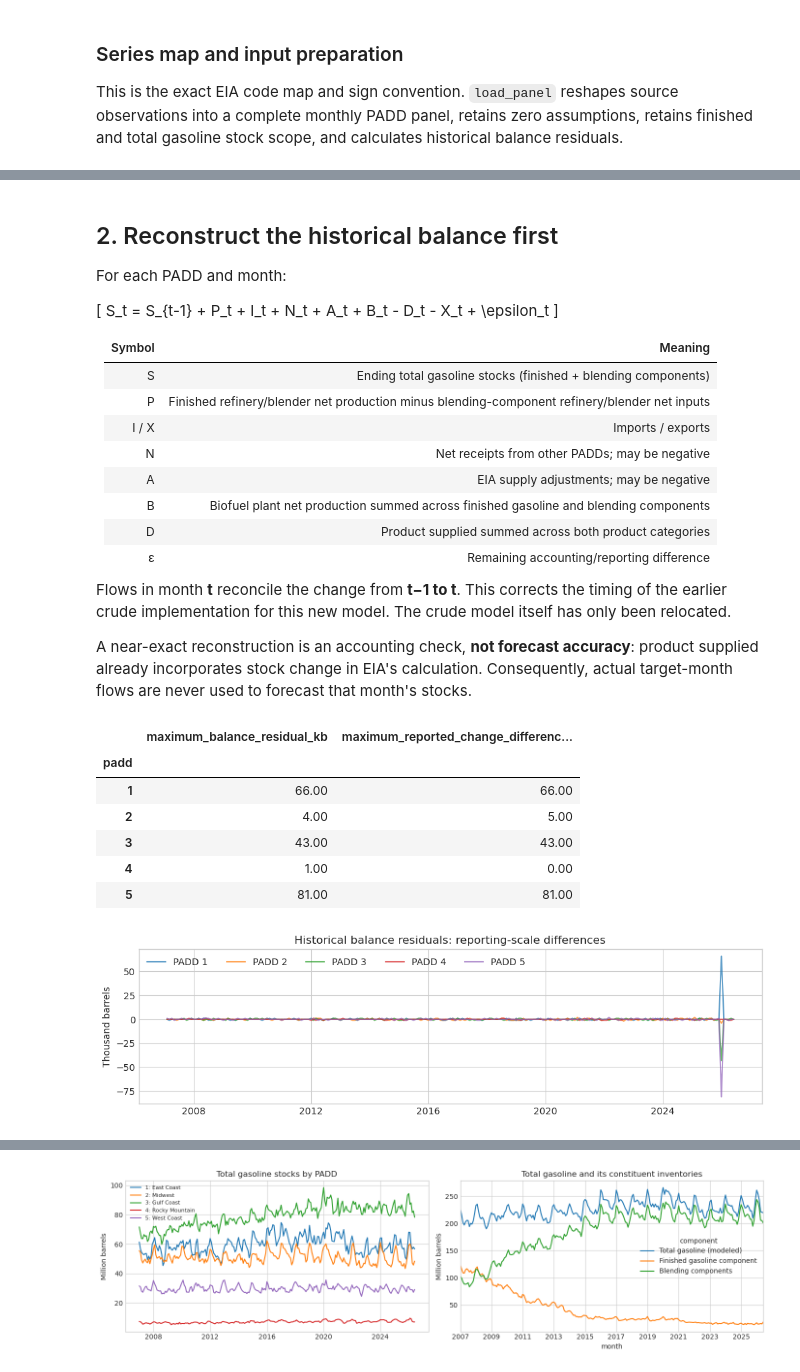
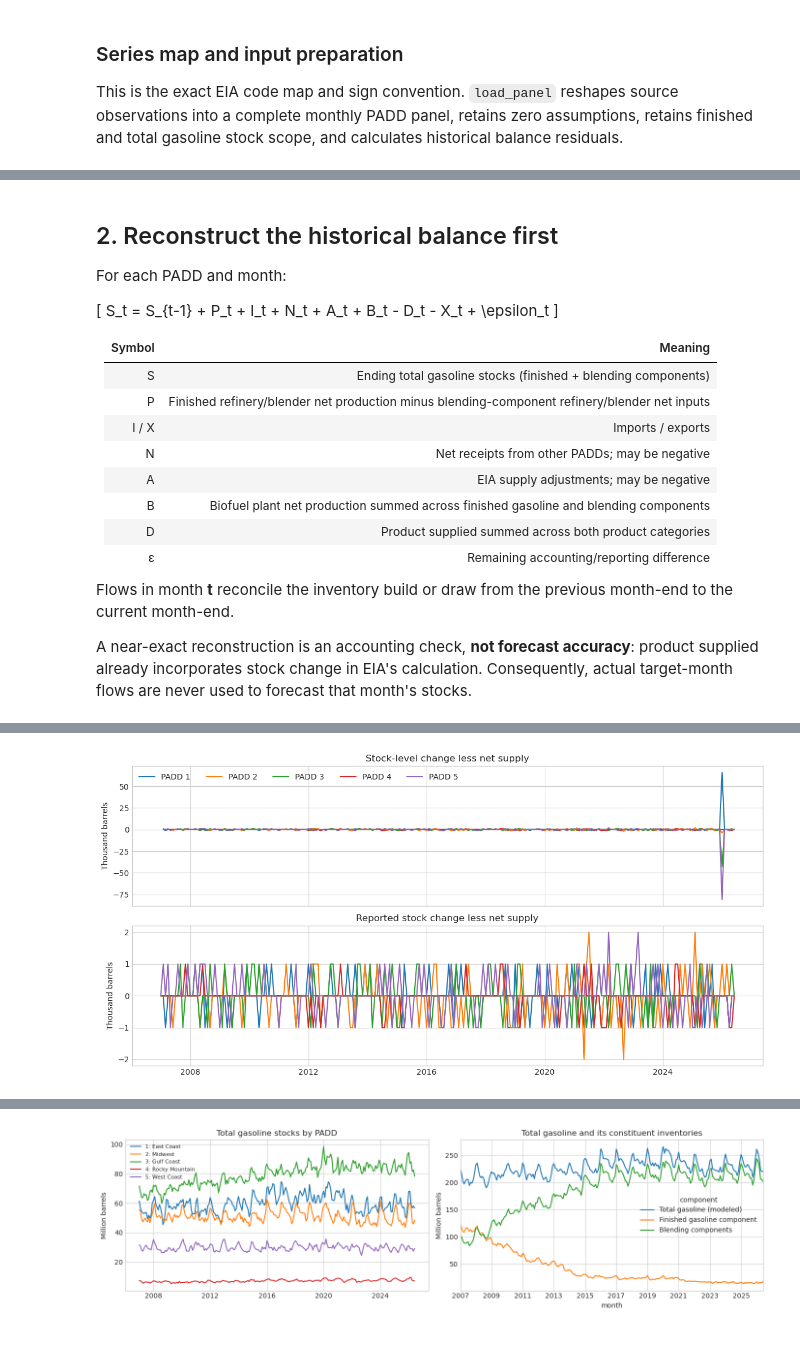
Before and after one commit to calvinchou711/US_SND_GASOLINE, a Jupyter notebook: us_snd_model_results.ipynb, the cells around one changed output, grey strips where cells are left out. Saved outputs shown, nothing was run; the diff lists cells and outputs as text; code cells hidden in the pictures; blank space fills up the shorter version.

Commit message:
Clarify supply and demand analysis and correct performance claims

```diff
--- a/us_snd_model_results.ipynb
+++ b/us_snd_model_results.ipynb
@@ -267,26 +357,40 @@ S_t = S_{t-1} + P_t + I_t + N_t + A_t + B_t - D_t - X_t + \epsilon_t
 | D | Product supplied summed across both product categories |
 | ε | Remaining accounting/reporting difference |
 
-Flows in month **t** reconcile the change from **t−1 to t**. This corrects the timing of the earlier crude implementation for this new model. The crude model itself has only been relocated.
+Flows in month **t** reconcile the inventory build or draw from the previous month-end to the current month-end.
 
 A near-exact reconstruction is an accounting check, **not forecast accuracy**: product supplied already incorporates stock change in EIA's calculation. Consequently, actual target-month flows are never used to forecast that month's stocks.
-# %%
-checks = panel.groupby('padd').agg(
-    maximum_balance_residual_kb=('accounting_residual_kb', lambda s: s.abs().max()),
-    maximum_reported_change_difference_kb=('reported_change_residual_kb', lambda s: s.abs().max()))
-display(checks)
-assert checks.maximum_balance_residual_kb.max() <= 81
-fig, ax = plt.subplots(figsize=(12,3))
-for p, g in panel.groupby('padd'):
-    ax.plot(g.month, g.accounting_residual_kb, label=f'PADD {p}', alpha=.7)
-ax.set(title='Historical balance residuals: reporting-scale differences', ylabel='Thousand barrels')
-ax.legend(ncol=5); plt.show()
-# %% [output]
-|  | maximum_balance_residual_kb | maximum_reported_change_differenc... |
-| padd |  |  |
-| 1 | 66.00 | 66.00 |
-| 2 | 4.00 | 5.00 |
-| 3 | 43.00 | 43.00 |
-| 4 | 1.00 | 0.00 |
-| 5 | 81.00 | 81.00 |
-[figure, removed]
+# %%
+# Audit stock-level change against published stock change and net supply.
+# Their residual decomposition is checked algebraically, allowing first-month
+# NaNs. The >5 kb threshold selects displayed exceptions, not training exclusions.
+
+checks = panel.groupby('padd').agg(
+    maximum_balance_residual_kb=('accounting_residual_kb', lambda s: s.abs().max()),
+    maximum_reported_change_difference_kb=('reported_change_residual_kb', lambda s: s.abs().max()),
+    maximum_flow_reporting_residual_kb=('flow_reporting_residual_kb', lambda s: s.abs().max()))
+display(checks.rename(columns={
+    'maximum_balance_residual_kb':'Max stock-level change less net supply (kb)',
+    'maximum_reported_change_difference_kb':'Max stock-level change less reported change (kb)',
+    'maximum_flow_reporting_residual_kb':'Max reported change less net supply (kb)'}))
+# Verify the two diagnostic residuals add to the total mismatch; initial
+# NaNs are expected because the first stock observation has no predecessor.
+np.testing.assert_allclose(panel.accounting_residual_kb,
+    panel.reported_change_residual_kb + panel.flow_reporting_residual_kb, equal_nan=True)
+exceptions = panel[panel.accounting_residual_kb.abs()>5].copy()
+# Express each exception relative to inventory size and as a daily equivalent
+# so its practical scale can be assessed alongside the monthly kb difference.
+exceptions['difference_pct_of_stocks'] = 100*exceptions.accounting_residual_kb/exceptions.stock_kb
+exceptions['difference_kbd'] = exceptions.accounting_residual_kb/exceptions.month.dt.days_in_month
+display(exceptions[['month','padd','previous_stock_kb','stock_kb','stock_change_kb',
+    'reported_stock_change_kb','balance_kb','accounting_residual_kb',
+    'flow_reporting_residual_kb','difference_pct_of_stocks','difference_kbd']])
+exceptions.to_csv(OUTPUT/'historical_balance_exceptions.csv', index=False)
+fig, axes = plt.subplots(2,1,figsize=(12,6),sharex=True)
+for p,g in panel.groupby('padd'):
+    axes[0].plot(g.month,g.accounting_residual_kb,label=f'PADD {p}')
+    axes[1].plot(g.month,g.flow_reporting_residual_kb,label=f'PADD {p}')
+axes[0].set(title='Stock-level change less net supply',ylabel='Thousand barrels')
+axes[1].set(title='Reported stock change less net supply',ylabel='Thousand barrels')
+axes[0].legend(ncol=5); plt.tight_layout(); plt.show()
+# %% [output]
@@ -292,0 +408 @@ ax.legend(ncol=5); plt.show()
+[figure, added]
```
Also changed, not shown: parts of 95 cells of this notebook.
